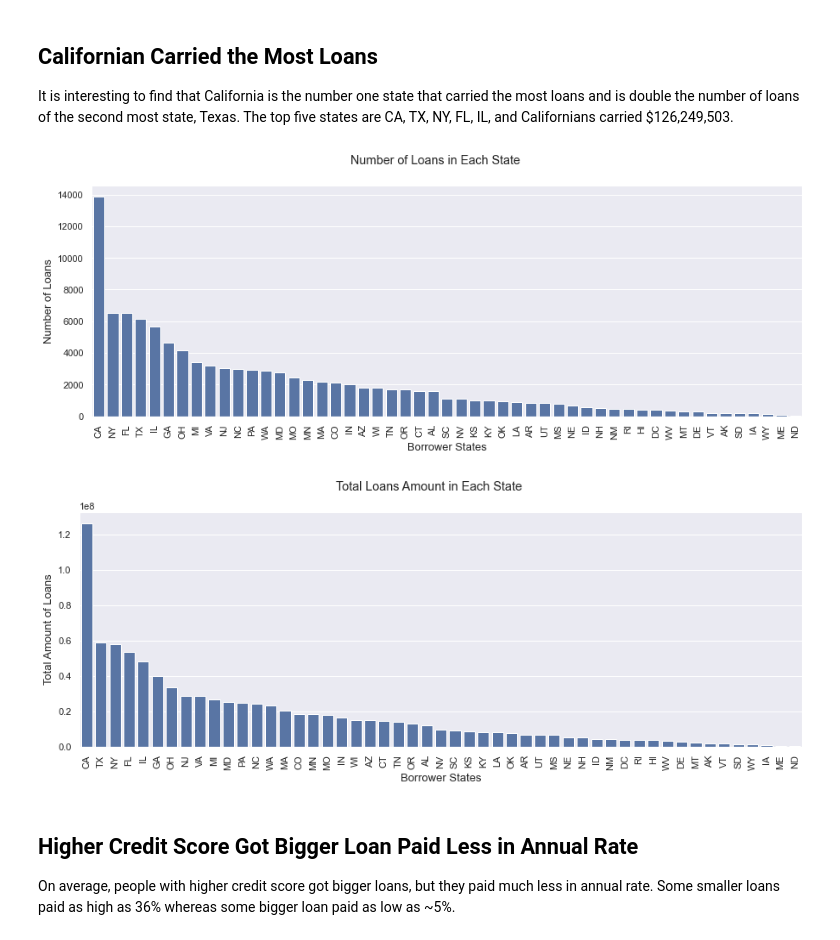
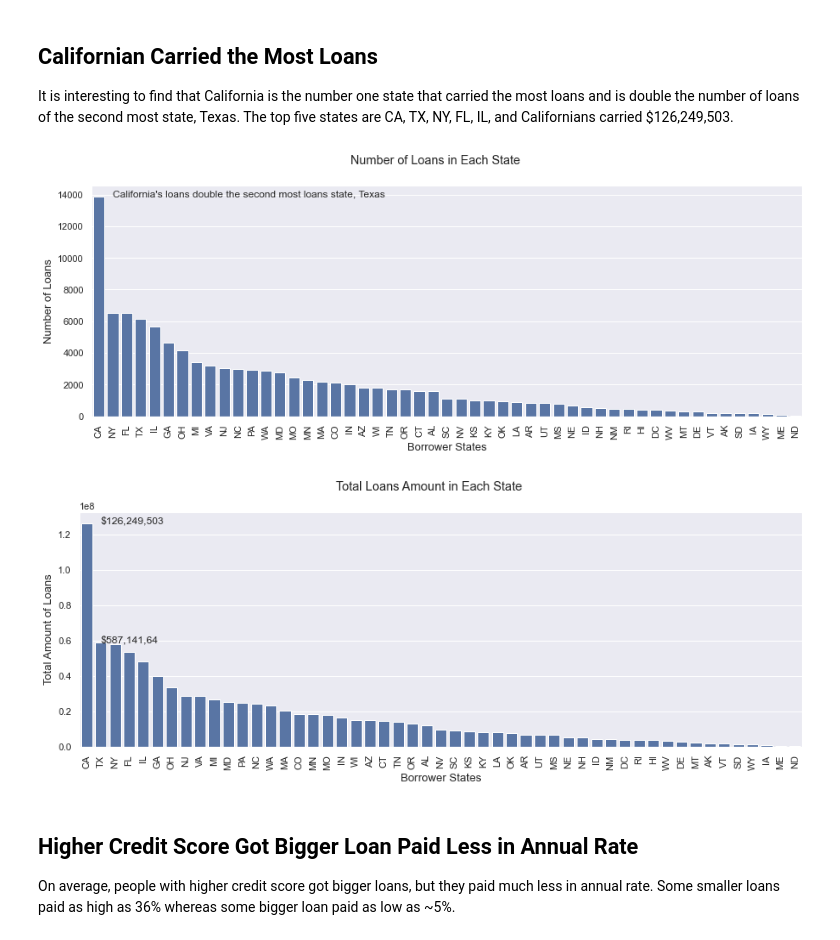
Before and after one commit to carwong88/comm_data_findings, a Jupyter notebook: Part_II_slide_deck.ipynb, the cells around one changed output. Saved outputs shown, nothing was run; the diff lists cells and outputs as text; code cells hidden in the pictures.

Commit message:
Add detail text to couple slices

```diff
--- a/Part_II_slide_deck.ipynb
+++ b/Part_II_slide_deck.ipynb
@@ -72,28 +72,32 @@ It is interesting to find that California is the number one state that carried t
 # %%
 def explore_number_of_loans_vs_states():
     '''
     Explore loans across United States.
     '''
     df = pd.read_csv(CLEANED_DATA)
 
     fig, ax1 = plt.subplots(nrows=1, ncols=1, figsize=FIG_SIZE)
 
     df_states = df.groupby(['BorrowerState']).ListingNumber.count()
     df_states = df_states.reset_index()
     df_states = df_states.sort_values(by=['ListingNumber'], ascending=False)
 
     fig.suptitle('Number of Loans in Each State')
     sns.barplot(data=df_states, x='BorrowerState', y='ListingNumber', ax=ax1, color=BASE_COLOR)
 
     ax1.set(xlabel='Borrower States',
             ylabel='Number of Loans')
 
     props = {'rotation': 90}
     plt.setp(ax1.get_xticklabels(), **props)
 
+    loc = df_states.query('BorrowerState=="CA"').ListingNumber.values[0]
+
+    plt.text(1, loc, f'California\'s loans double the second most loans state, Texas')
+
 explore_number_of_loans_vs_states()
 # %% [output]
-[figure, old version]
+[figure, new version]
 # %%
 def explore_state_vs_total_loan_amount():
     '''
@@ -121,9 +125,16 @@ def explore_state_vs_total_loan_amount():
     props = {'rotation': 90}
     plt.setp(ax1.get_xticklabels(), **props)
 
+    max = df_states.LoanOriginalAmount.max()
+    plt.text(0+1, max, f'${str(max)[0:3]},{str(max)[3:6]},{str(max)[6:]}')
+
+    second = df_states.query('BorrowerState=="TX"')
+    amt = second.LoanOriginalAmount.values[0]
+    plt.text(1, amt, f'${str(amt)[0:3]},{str(amt)[3:6]},{str(amt)[6:]}')
+
 explore_state_vs_total_loan_amount()
 # %% [output]
-[figure, old version]
+[figure, new version]
 # %% [markdown]
 ## Higher Credit Score Got Bigger Loan Paid Less in Annual Rate
 
```
Also changed, not shown: parts of 1 cell of this notebook, 1 other file.
